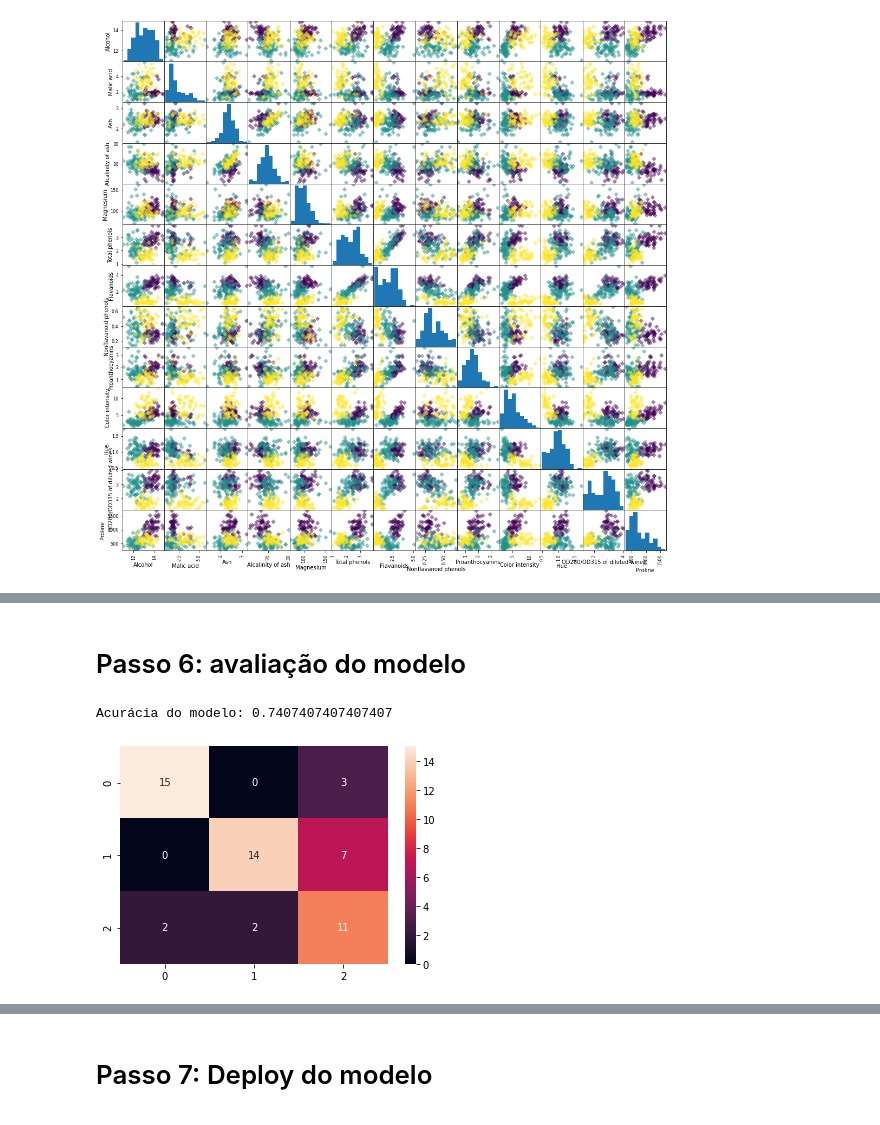
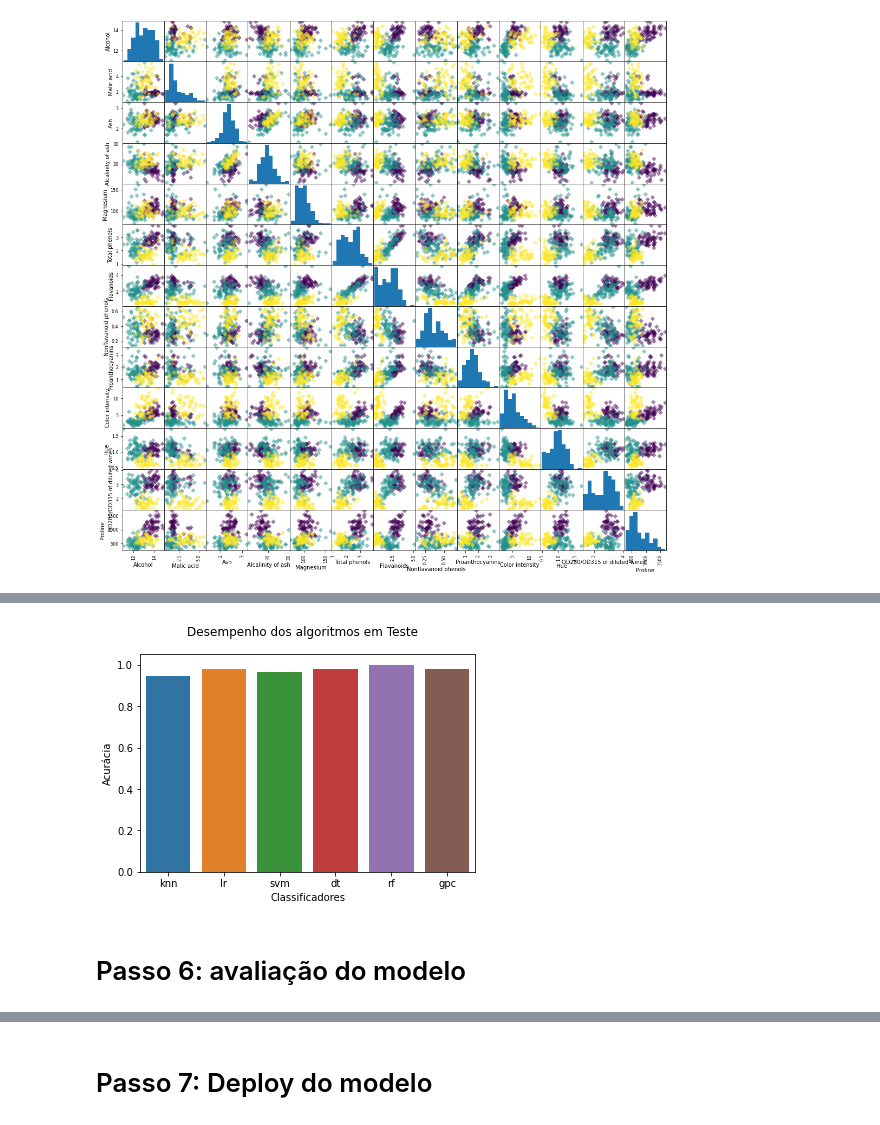
Before and after one commit to tiagocustodio1994/sommelier_inteligente, a Jupyter notebook: notebooks/modelagem.ipynb, the cells around one changed output, grey strips where cells are left out. Cells and saved outputs as stored; diff of their text form; code cells hidden in the pictures.

```diff
--- a/notebooks/modelagem.ipynb
+++ b/notebooks/modelagem.ipynb
@@ -174,0 +214,14 @@ Predições: [1 2 1 1 1 1 2 3 2 3 2 3 3 2 1 3 2 1 1 3 2 1 3 3 3 3 1 3 1 3 3 2 3
+# %%
+classifiers = build_classifiers()
+test_results = []
+names = []
+
+for name, model, parameters in classifiers:
+    gs = GridSearchCV(estimator=model,param_grid=parameters, refit=True, verbose=0)
+    gs.fit(x_train,y_train)
+    y_pred = gs.predict(x_test)
+    test_accuracy = gs.score(x_test, y_test)
+    print("Acurácia do modelo {} em Teste: {}".format(name,test_accuracy))
+    print(classification_report(y_test,y_pred))
+    names.append(name)
+    test_results.append(test_accuracy)
@@ -175,12 +246,10 @@ Predições: [1 2 1 1 1 1 2 3 2 3 2 3 3 2 1 3 2 1 1 3 2 1 3 3 3 3 1 3 1 3 3 2 3
+# %%
+fig, ax = plt.subplots()
+fig.suptitle('Desempenho dos algoritmos em Teste')
+ax.set_xlabel('Classificadores')
+ax.set_ylabel('Acurácia')
+_ = sns.barplot(names, test_results)
+# %% [output]
+[figure, added]
 # %% [markdown]
 # Passo 6: avaliação do modelo
-# %%
-acuracia = model.score(x_test, y_test)
-print("Acurácia do modelo: {}".format(acuracia))
-# %% [output]
-Acurácia do modelo: 0.7407407407407407
-# %%
-cm = confusion_matrix(y_test, y_pred)
-_ = sns.heatmap(cm,annot=True, fmt="d")
-# %% [output]
-[figure, removed]
```
Also changed, not shown: parts of 22 cells of this notebook, 1 other file.
